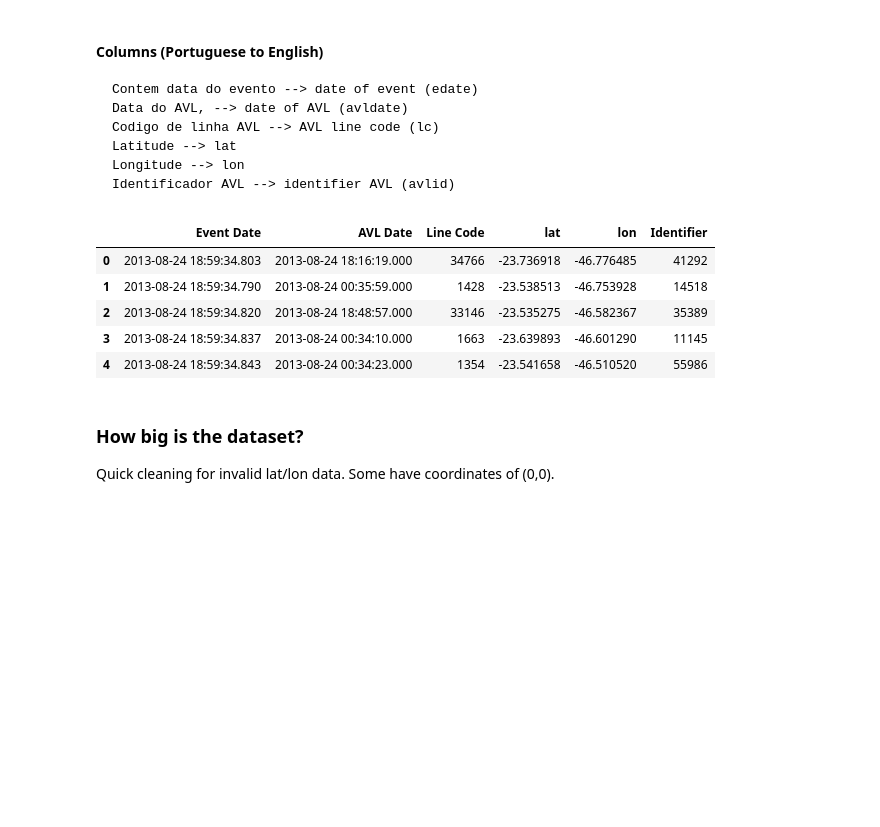
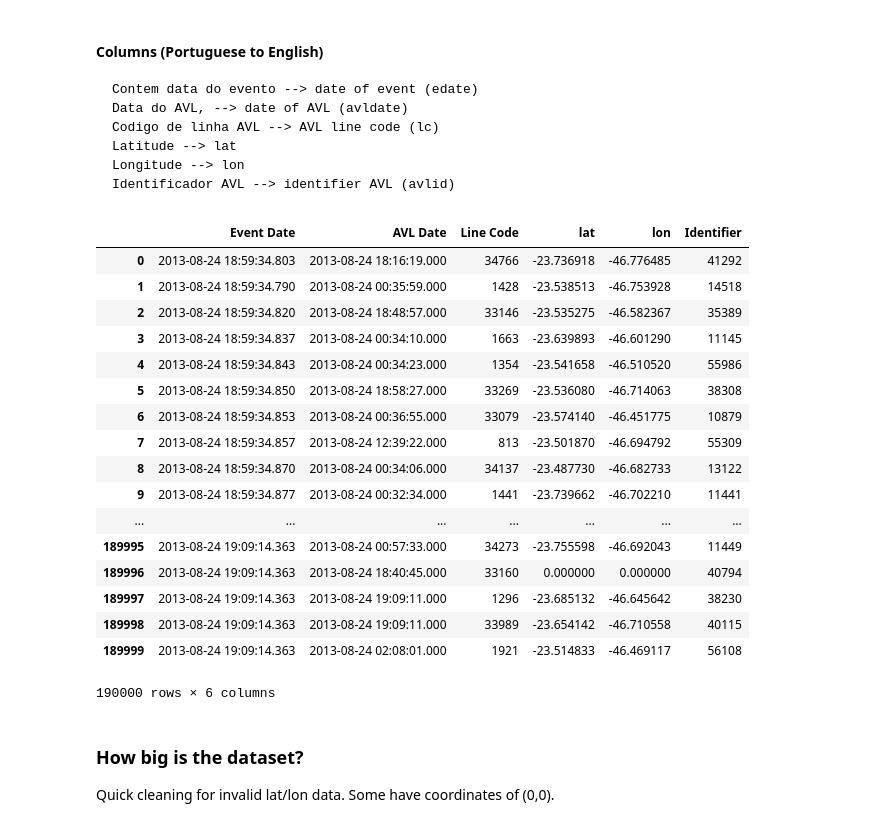
Before and after one commit to AOrlov8957/CS109FinalProject, a Jupyter notebook: data/Preliminary Visualization.ipynb, the cells around one changed output. Drawn from its saved outputs; the diff is of its cells as text; code cells hidden in the pictures; blank space fills up the shorter version.

```diff
--- a/data/Preliminary Visualization.ipynb
+++ b/data/Preliminary Visualization.ipynb
@@ -29,14 +29,26 @@ rcParams['figure.figsize'] = 15, 15
     Identificador AVL --> identifier AVL (avlid)
 # %%
 rawdf = pd.read_csv('raw_data/registro-de-posicao-a-data.csv', header=None, names=['Event Date', 'AVL Date', 'Line Code', 'lat', 'lon', 'Identifier'])
-rawdf.head()
+rawdf.head(190000)
 # %% [output]
 |  | Event Date | AVL Date | Line Code | lat | lon | Identifier |
 | 0 | 2013-08-24 18:59:34.803 | 2013-08-24 18:16:19.000 | 34766 | -23.736918 | -46.776485 | 41292 |
 | 1 | 2013-08-24 18:59:34.790 | 2013-08-24 00:35:59.000 | 1428 | -23.538513 | -46.753928 | 14518 |
 | 2 | 2013-08-24 18:59:34.820 | 2013-08-24 18:48:57.000 | 33146 | -23.535275 | -46.582367 | 35389 |
 | 3 | 2013-08-24 18:59:34.837 | 2013-08-24 00:34:10.000 | 1663 | -23.639893 | -46.601290 | 11145 |
 | 4 | 2013-08-24 18:59:34.843 | 2013-08-24 00:34:23.000 | 1354 | -23.541658 | -46.510520 | 55986 |
+| 5 | 2013-08-24 18:59:34.850 | 2013-08-24 18:58:27.000 | 33269 | -23.536080 | -46.714063 | 38308 |
+| 6 | 2013-08-24 18:59:34.853 | 2013-08-24 00:36:55.000 | 33079 | -23.574140 | -46.451775 | 10879 |
+| 7 | 2013-08-24 18:59:34.857 | 2013-08-24 12:39:22.000 | 813 | -23.501870 | -46.694792 | 55309 |
+| 8 | 2013-08-24 18:59:34.870 | 2013-08-24 00:34:06.000 | 34137 | -23.487730 | -46.682733 | 13122 |
+| 9 | 2013-08-24 18:59:34.877 | 2013-08-24 00:32:34.000 | 1441 | -23.739662 | -46.702210 | 11441 |
+| ... | ... | ... | ... | ... | ... | ... |
+| 189995 | 2013-08-24 19:09:14.363 | 2013-08-24 00:57:33.000 | 34273 | -23.755598 | -46.692043 | 11449 |
+| 189996 | 2013-08-24 19:09:14.363 | 2013-08-24 18:40:45.000 | 33160 | 0.000000 | 0.000000 | 40794 |
+| 189997 | 2013-08-24 19:09:14.363 | 2013-08-24 19:09:11.000 | 1296 | -23.685132 | -46.645642 | 38230 |
+| 189998 | 2013-08-24 19:09:14.363 | 2013-08-24 19:09:11.000 | 33989 | -23.654142 | -46.710558 | 40115 |
+| 189999 | 2013-08-24 19:09:14.363 | 2013-08-24 02:08:01.000 | 1921 | -23.514833 | -46.469117 | 56108 |
+190000 rows × 6 columns
 # %% [markdown]
 ### How big is the dataset?
 Quick cleaning for invalid lat/lon data. Some have coordinates of (0,0).
```
Also changed, not shown: parts of 2 cells of this notebook, 1 other file.
